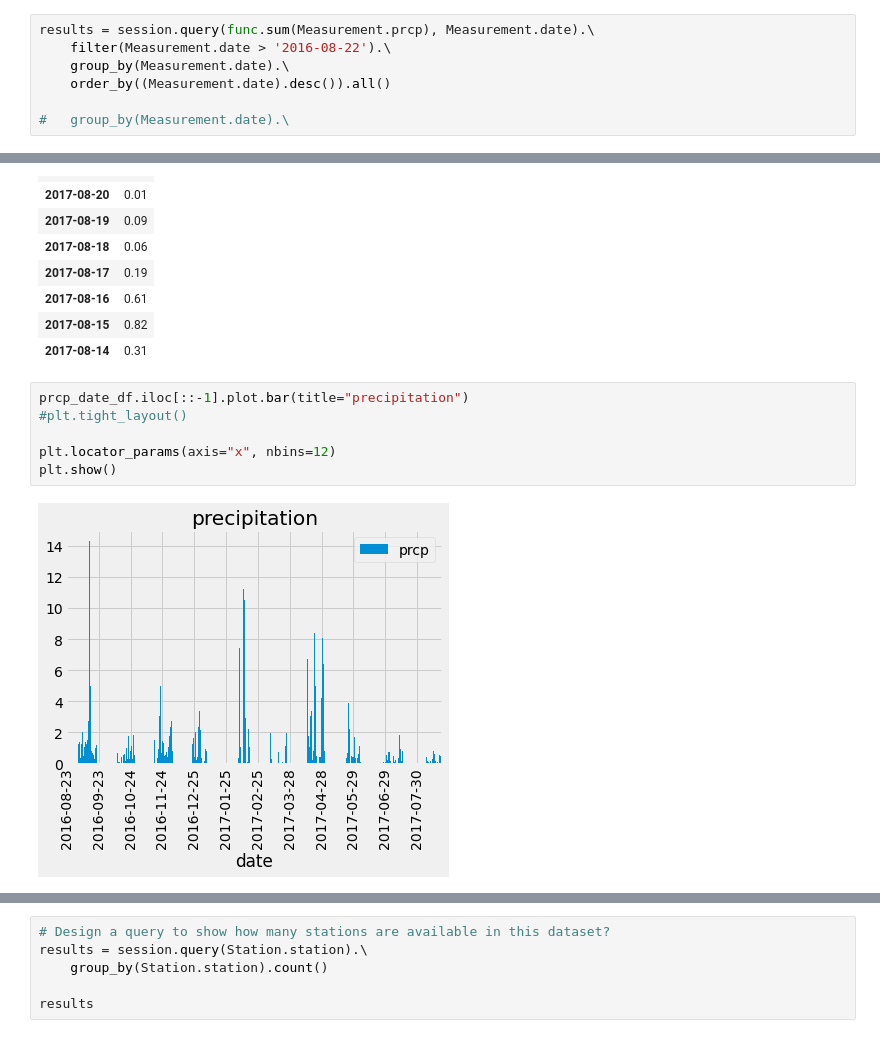
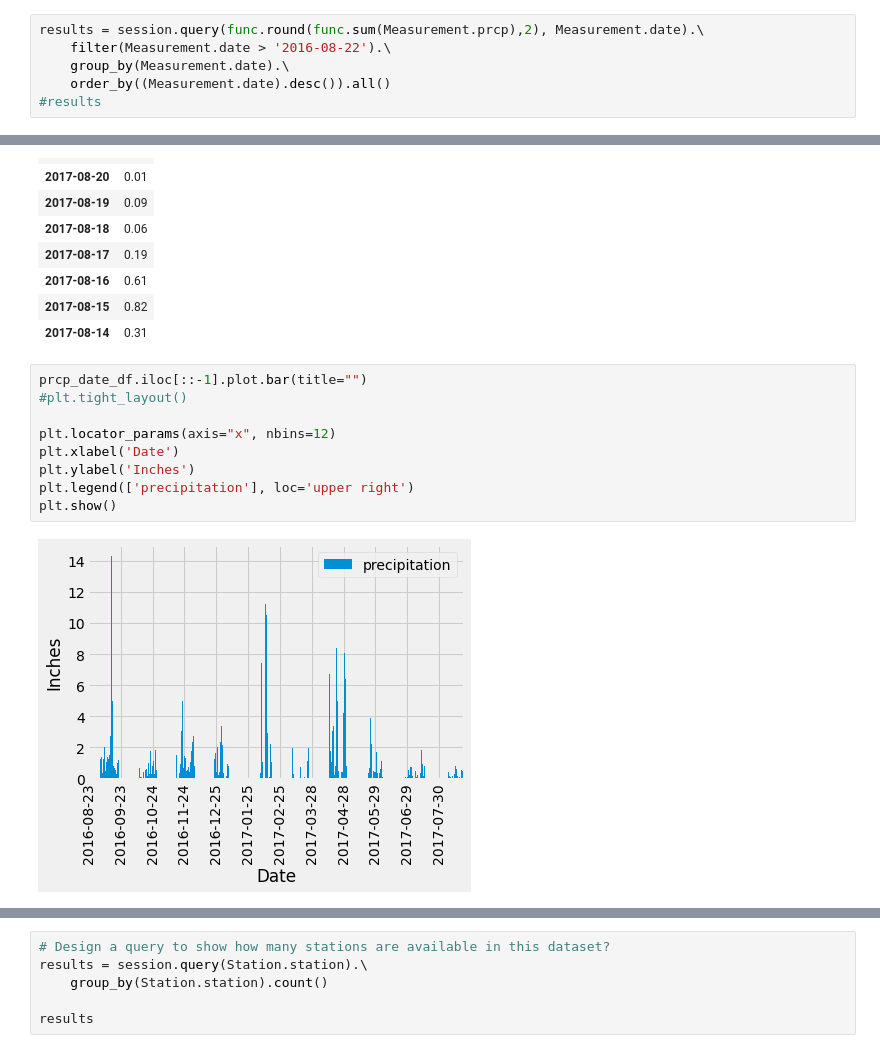
Before and after one commit to patrickfspring/Climate-Study-with-SQLAlchemy-and-Flask-API, a Jupyter notebook: Analysis/climate_starter.ipynb, the cells around one changed output, grey strips where cells are left out. Cells and saved outputs as stored; diff of their text form.

Commit message:
histogram completed

```diff
--- a/Analysis/climate_starter.ipynb
+++ b/Analysis/climate_starter.ipynb
@@ -78,12 +78,11 @@ first_row.__dict__
 #     order_by((Measurement.date).desc()).all()
 # '2017-08-23'
 # %%
-results = session.query(func.sum(Measurement.prcp), Measurement.date).\
+results = session.query(func.round(func.sum(Measurement.prcp),2), Measurement.date).\
     filter(Measurement.date > '2016-08-22').\
     group_by(Measurement.date).\
     order_by((Measurement.date).desc()).all()
-
-#   group_by(Measurement.date).\
+#results
 # %%
 prcp_date_df = pd.DataFrame(results, columns=['prcp','date'])
 prcp_date_df.set_index('date', inplace=True, )
@@ -103,12 +102,15 @@ prcp_date_df.head(10)
 | 2017-08-15 | 0.82 |
 | 2017-08-14 | 0.31 |
 # %%
-prcp_date_df.iloc[::-1].plot.bar(title="precipitation")
+prcp_date_df.iloc[::-1].plot.bar(title="")
 #plt.tight_layout()
 
 plt.locator_params(axis="x", nbins=12)
+plt.xlabel('Date')
+plt.ylabel('Inches')
+plt.legend(['precipitation'], loc='upper right')
 plt.show()
 # %% [output]
-[figure, old version]
+[figure, new version]
 # %%
 # Use Pandas to calcualte the summary statistics for the precipitation data
```
Also changed, not shown: parts of 3 cells of this notebook.
